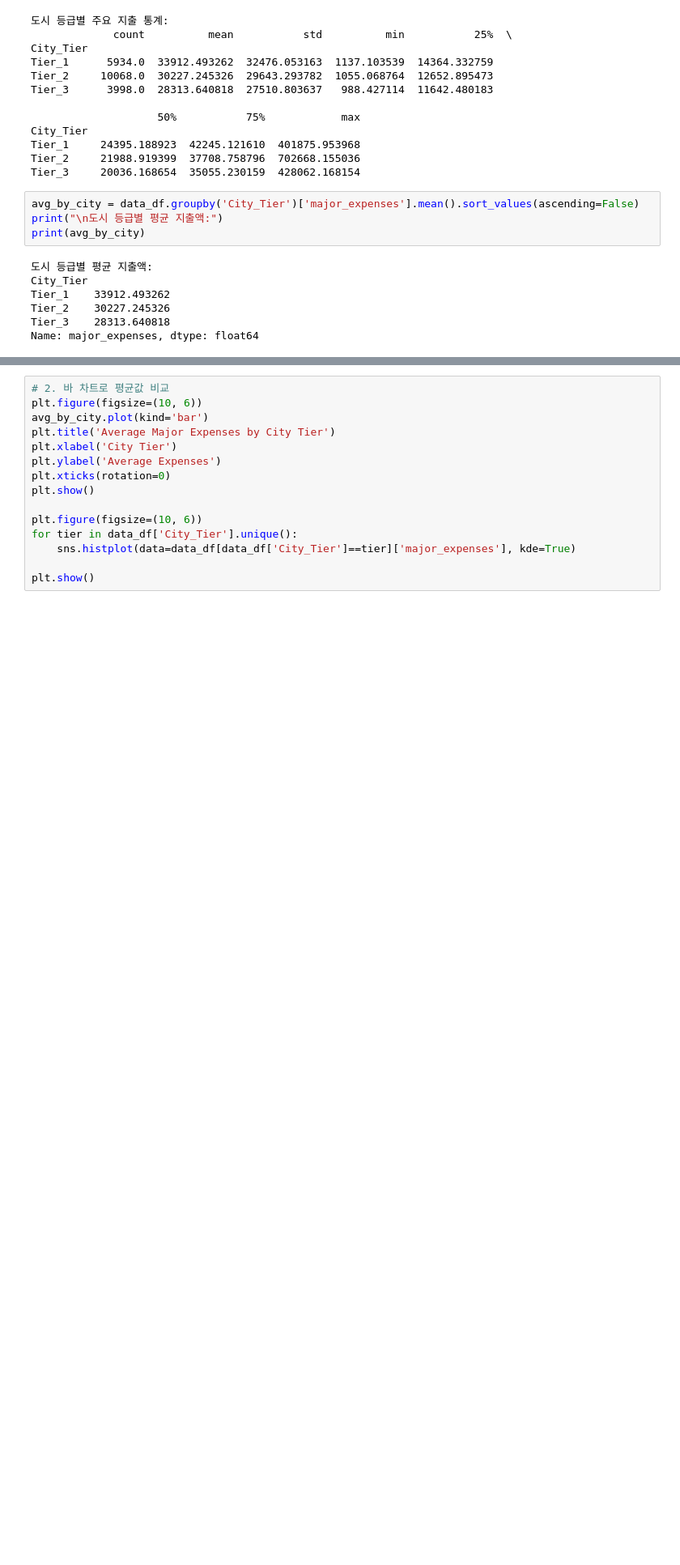
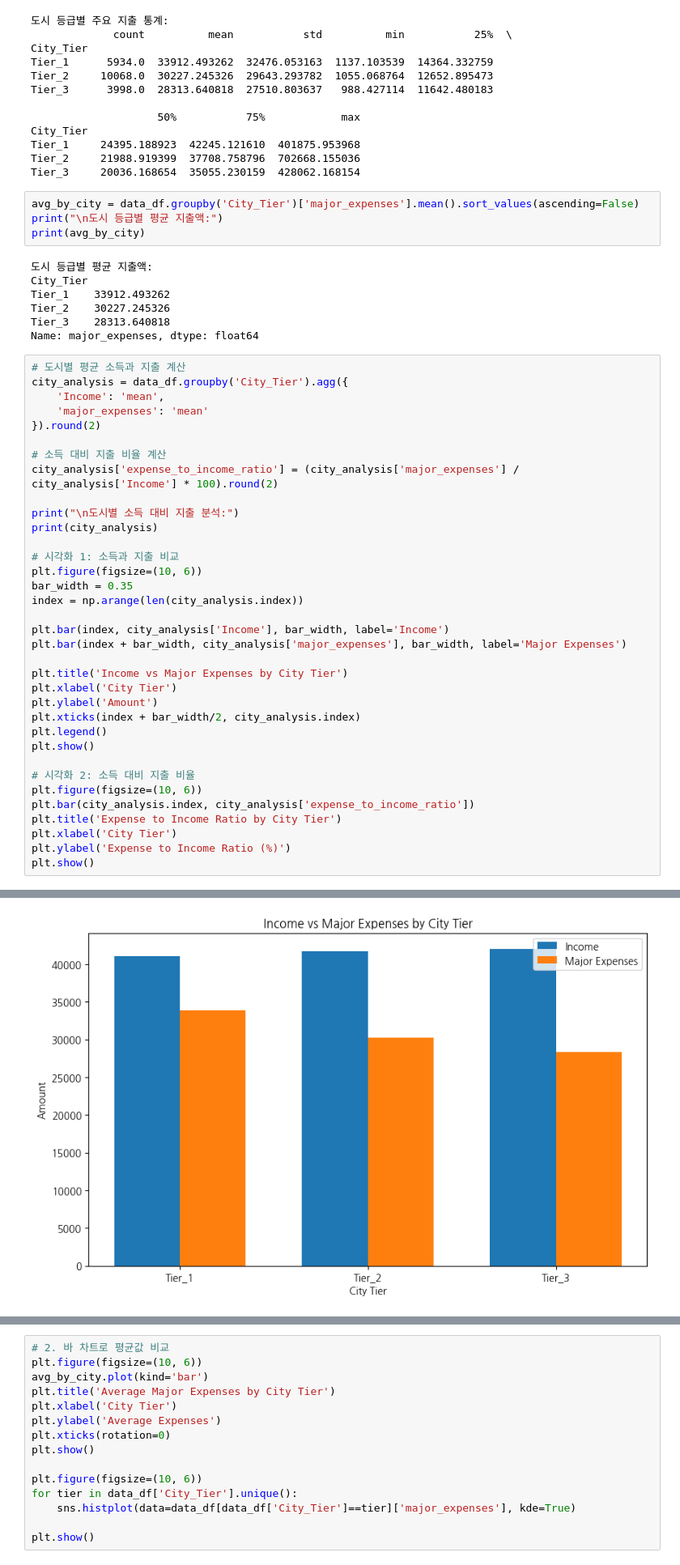
Before and after one commit to Huey-fitpet/study_data_analytics, a Jupyter notebook: quests/EDA/indian-personal-finance-and-spending-habits.ipynb, the cells around one changed output, grey strips where cells are left out. Shown at 81% size. Drawn from its saved outputs; the diff is of its cells as text; blank space fills up the shorter version.

```diff
--- a/quests/EDA/indian-personal-finance-and-spending-habits.ipynb
+++ b/quests/EDA/indian-personal-finance-and-spending-habits.ipynb
@@ -81,3 +96,39 @@ Tier_1    33912.493262
 Tier_2    30227.245326
 Tier_3    28313.640818
 Name: major_expenses, dtype: float64
+# %%
+# 도시별 평균 소득과 지출 계산
+city_analysis = data_df.groupby('City_Tier').agg({
+    'Income': 'mean',
+    'major_expenses': 'mean'
+}).round(2)
+
+# 소득 대비 지출 비율 계산
+city_analysis['expense_to_income_ratio'] = (city_analysis['major_expenses'] / city_analysis['Income'] * 100).round(2)
+
+print("\n도시별 소득 대비 지출 분석:")
+print(city_analysis)
+
+# 시각화 1: 소득과 지출 비교
+plt.figure(figsize=(10, 6))
+bar_width = 0.35
+index = np.arange(len(city_analysis.index))
+
+plt.bar(index, city_analysis['Income'], bar_width, label='Income')
+plt.bar(index + bar_width, city_analysis['major_expenses'], bar_width, label='Major Expenses')
+
+plt.title('Income vs Major Expenses by City Tier')
+plt.xlabel('City Tier')
+plt.ylabel('Amount')
+plt.xticks(index + bar_width/2, city_analysis.index)
+plt.legend()
+plt.show()
+
+# 시각화 2: 소득 대비 지출 비율
+plt.figure(figsize=(10, 6))
+plt.bar(city_analysis.index, city_analysis['expense_to_income_ratio'])
+plt.title('Expense to Income Ratio by City Tier')
+plt.xlabel('City Tier')
+plt.ylabel('Expense to Income Ratio (%)')
+plt.show()
+# %% [output]
@@ -83,0 +141 @@ Name: major_expenses, dtype: float64
+[figure, added]
```
Also changed, not shown: parts of 9 cells of this notebook, 1 other file.
